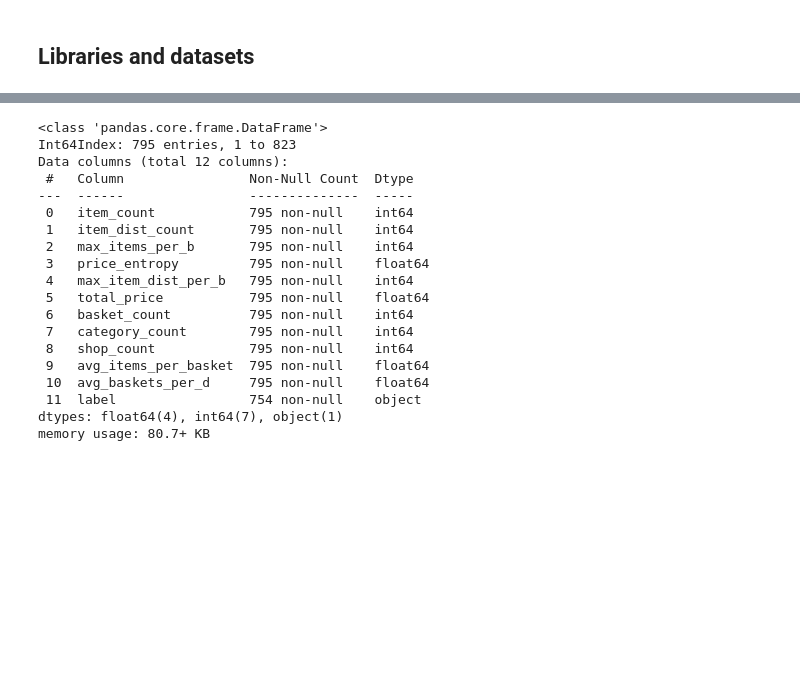
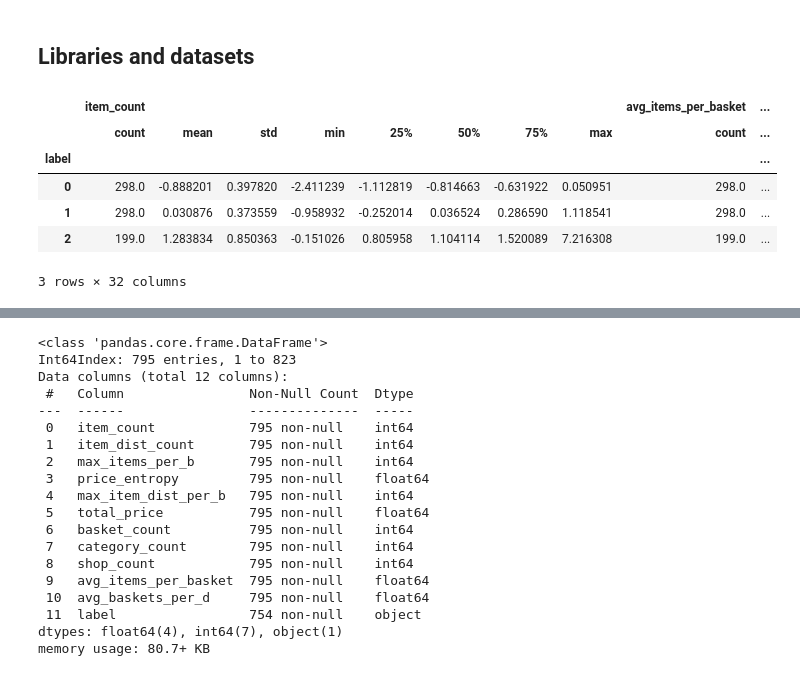
Before and after one commit to frankpietro/dm-project, a Jupyter notebook: DM_DonatiFrancaviglia_TASK3/predictive_labelling.ipynb, the cells around one changed output, grey strips where cells are left out. Cells and saved outputs as stored; diff of their text form; code cells hidden in the pictures; blank space fills up the shorter version.

Commit message:
New labels

```diff
--- a/DM_DonatiFrancaviglia_TASK3/predictive_labelling.ipynb
+++ b/DM_DonatiFrancaviglia_TASK3/predictive_labelling.ipynb
@@ -23,3 +23,18 @@ with open(f'{PICKLE_FOLDER}{LABELLED}{USER_DF}.pkl', 'rb') as f:
 
 with open(f'{PICKLE_FOLDER}{PURE}{LABELLED}{USER_DF}.pkl', 'rb') as f:
     pure_u_df = pickle.load(f)
+# %%
+p_df = u_df[[ICNT, AIXB, PSUM]]
+p_a, p_df = scale_df(p_df, 1)
+p_df['all'] = p_df[ICNT] + p_df[AIXB] + p_df[PSUM]
+p_df[LAB] = rankings(p_df['all'], 1, 8)
+p_df[LAB] = p_df[LAB].map({0:0, 1:0, 2:0, 3:1, 4:1, 5:1, 6:2, 7:2})
+p_df.groupby(LAB).describe()
+# %% [output]
+|  | item_count |  |  |  |  |  |  |  | avg_items_per_basket | ... |
+|  | count | mean | std | min | 25% | 50% | 75% | max | count | ... |
+| label |  |  |  |  |  |  |  |  |  | ... |
+| 0 | 298.0 | -0.888201 | 0.397820 | -2.411239 | -1.112819 | -0.814663 | -0.631922 | 0.050951 | 298.0 | ... |
+| 1 | 298.0 | 0.030876 | 0.373559 | -0.958932 | -0.252014 | 0.036524 | 0.286590 | 1.118541 | 298.0 | ... |
+| 2 | 199.0 | 1.283834 | 0.850363 | -0.151026 | 0.805958 | 1.104114 | 1.520089 | 7.216308 | 199.0 | ... |
+3 rows × 32 columns
```
Also changed, not shown: parts of 3 cells of this notebook.
